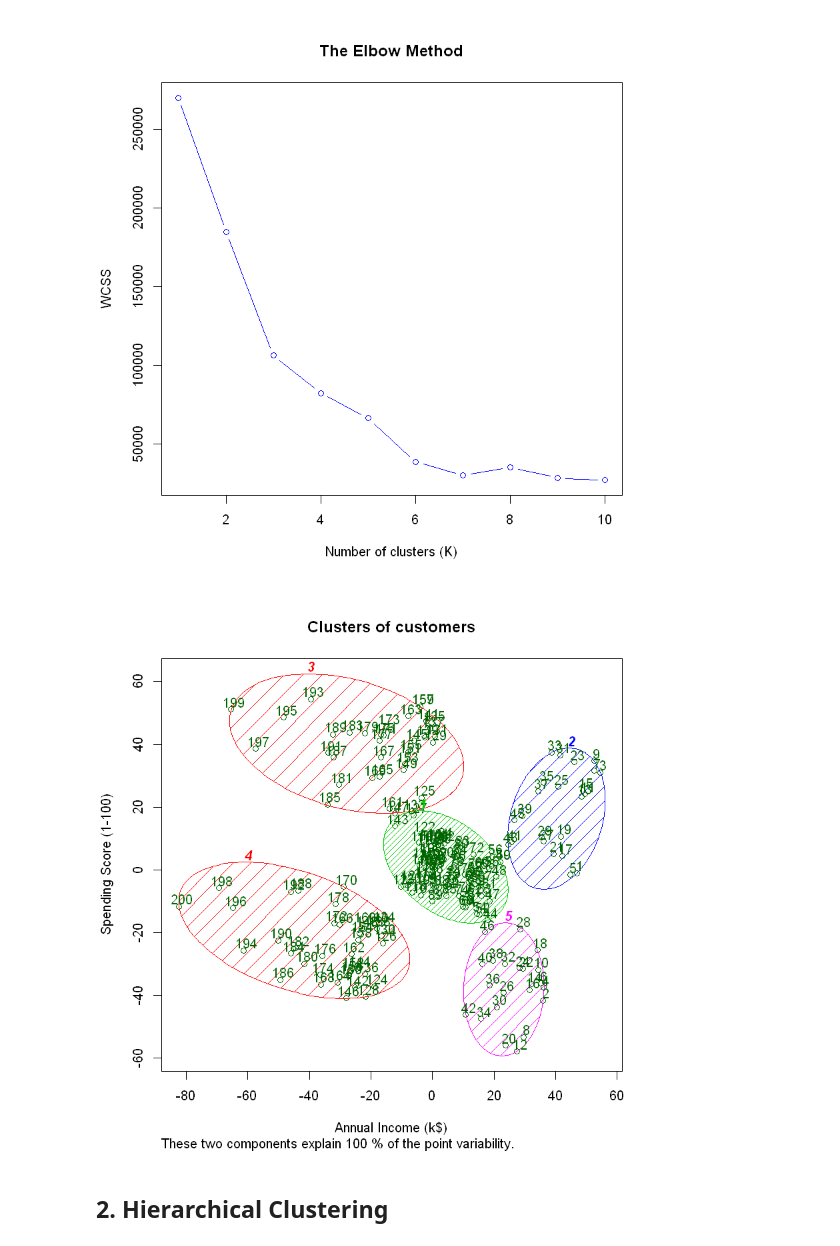
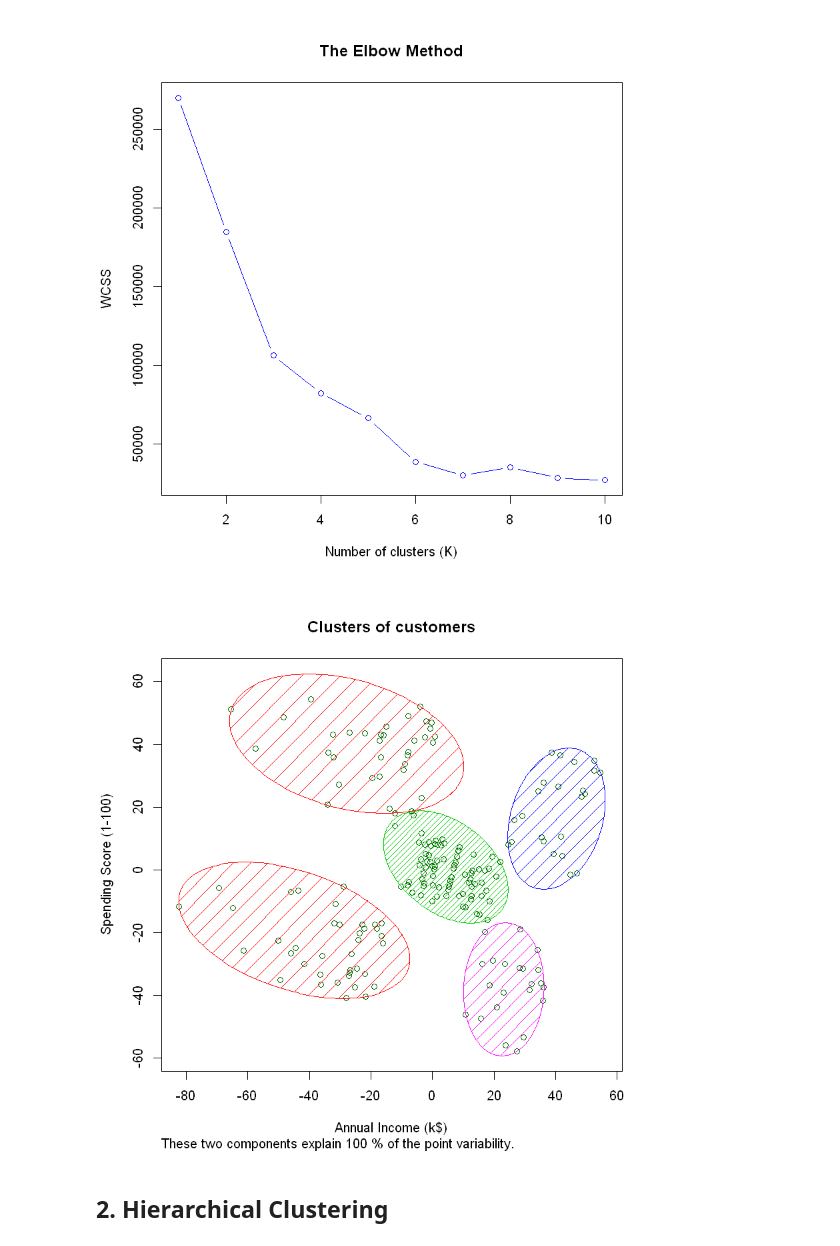
Before and after one commit to dundee2002/Machine-Deep-Learning-in-Python-and-R, a Jupyter notebook: Machine-Learning-in-R/Clustering/Cluster_R_mall_customers.ipynb, the cells around one changed output. Cells and saved outputs as stored; diff of their text form; code cells hidden in the pictures.

```diff
--- a/Machine-Learning-in-R/Clustering/Cluster_R_mall_customers.ipynb
+++ b/Machine-Learning-in-R/Clustering/Cluster_R_mall_customers.ipynb
@@ -95,19 +95,19 @@ y_kmeans = kmeans$cluster
 # %%
 # Visualize the clusters
 library(cluster)
 clusplot(df,
          y_kmeans,
          lines = 0,
          shade = TRUE,
          color = TRUE,
-         labels = 2,
+         labels = 0,
          plotchar = FALSE,
          span = TRUE,
          main = paste('Clusters of customers'),
          xlab = 'Annual Income (k$)',
          ylab = 'Spending Score (1-100)')
 # %% [output]
-[figure, old version]
+[figure, new version]
 # %% [markdown]
 ## 2. Hierarchical Clustering
 # %%
```
Also changed, not shown: parts of 1 cell of this notebook, 1 other file.
